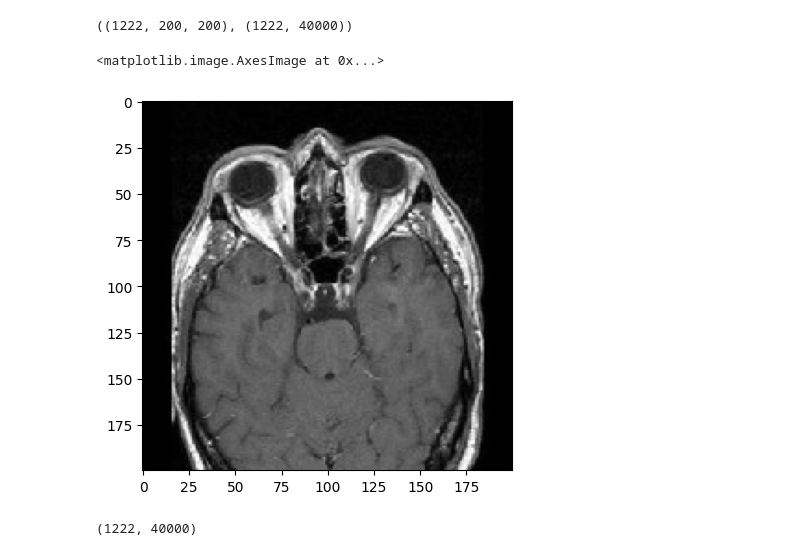
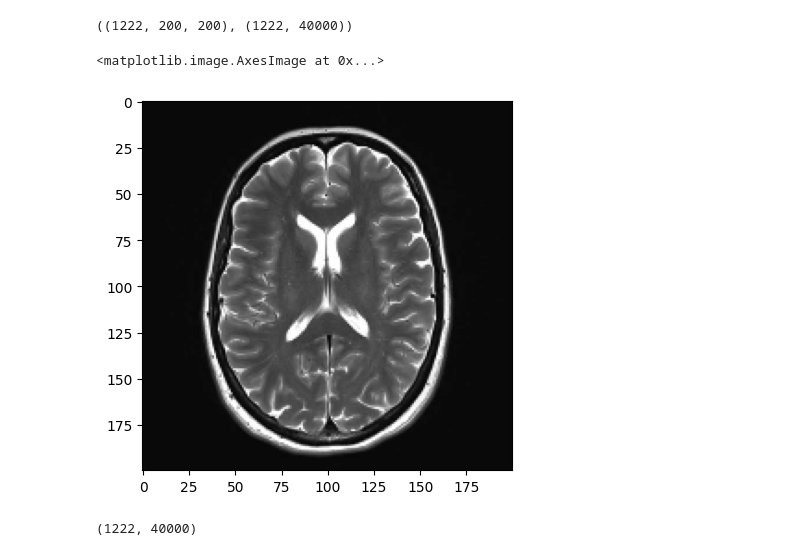
Before and after one commit to ayam04/PyTumorDetection, a Jupyter notebook: main.ipynb, the cells around one changed output. Saved outputs shown, nothing was run; the diff lists cells and outputs as text; code cells hidden in the pictures.

```diff
--- a/main.ipynb
+++ b/main.ipynb
@@ -40,10 +40,10 @@ X.shape, X_updated.shape
 # %% [output]
 ((1222, 200, 200), (1222, 40000))
 # %%
-plt.imshow(X[0], cmap='gray')
+plt.imshow(X[5], cmap='gray')
 # %% [output]
 <matplotlib.image.AxesImage at 0x...>
-[figure, old version]
+[figure, new version]
 # %%
 X_updated = X.reshape(len(X), -1)
 X_updated.shape
```
Also changed, not shown: parts of 33 cells of this notebook, 14 other files.
